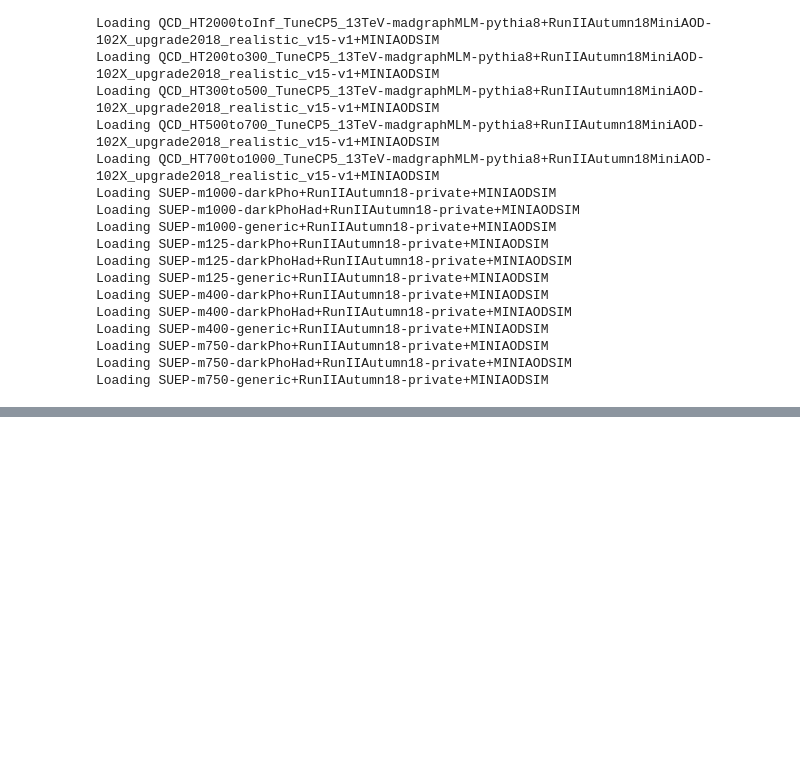
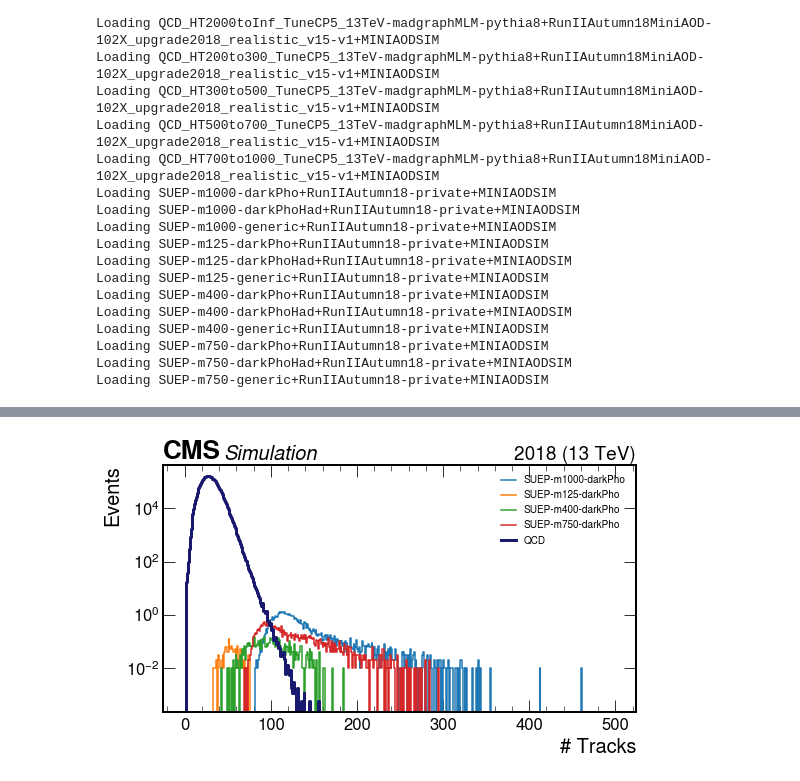
Before and after one commit to SUEPPhysics/SUEPCoffea_dask, a Jupyter notebook: plotting/plot.ipynb, the cells around one changed output, grey strips where cells are left out. Saved outputs shown, nothing was run; the diff lists cells and outputs as text; code cells hidden in the pictures; blank space fills up the shorter version.

```diff
--- a/plotting/plot.ipynb
+++ b/plotting/plot.ipynb
@@ -142,35 +143,48 @@ Saving plots: ['SUEP_mult_nconst', 'SUEP_mult_pt', 'SUEP_mult_pt_avg', 'SUEP_mul
 # %%
 #### 1D PLOTS
 
+# only plot certain SUEP samples
+darkPho = True
+darkPhoHad = False
+generic = False
+
+SUEP_samples_toplot = []
+for dataset in datasets:
+    if darkPho and ('darkPho+' in dataset): SUEP_samples_toplot.append(dataset)
+    if darkPhoHad and ('darkPhoHad+' in dataset): SUEP_samples_toplot.append(dataset)
+    if generic and ('generic+' in dataset): SUEP_samples_toplot.append(dataset)
+
 for plot_label in showlist:
-    if 'D_obs' in plot_label and (not unblind): continue
+    #if 'D_obs' in plot_label and (not unblind): continue
     if '2D' in plot_label: continue
     save = plot_label in savelist
 
     # define figure, axis on which to plot QCD and SUEP
     fig, ax = plt.subplots(figsize=(8,5))
     hep.cms.label(data=False,year='2018', fontsize=20)
 
     # keep the SUEP hists separate for each sample
     SUEP_hists,SUEP_labels = [],[]
-    for sample in list(SUEP_plots.keys()):
+    for sample in list(SUEP_samples_toplot):
         i = find_nth(sample,'+',1)
         SUEP_labels.append(sample[:i])
         SUEP_hists.append(SUEP_plots[sample][plot_label])
 
     # combine the QCD hists
     for i,QCD_sample in enumerate(QCD_plots.keys()):
         if i==0: hQCD = QCD_plots[QCD_sample][plot_label]
         else: hQCD = hQCD + QCD_plots[QCD_sample][plot_label]
 
     # plot QCD, SUEP
     for hSUEP, l in zip(SUEP_hists, SUEP_labels): plot1d(hSUEP, ax, l)
     plot1d(hQCD, ax, 'QCD')
 
     ax.set_yscale('log')
     ax.legend(loc='best', fontsize=10, framealpha=1, facecolor='white', shadow=True)
     fig.tight_layout()
     fig.show()
 
-    if save: fig.savefig(output_label + "_" + plot_label +".pdf", bbox_inches='tight')
+    if save: fig.savefig(output_label + "_" + plot_label +".png", bbox_inches='tight')
+# %% [output]
+[figure, added]
 # %%
```
Also changed, not shown: parts of 9 cells of this notebook.
